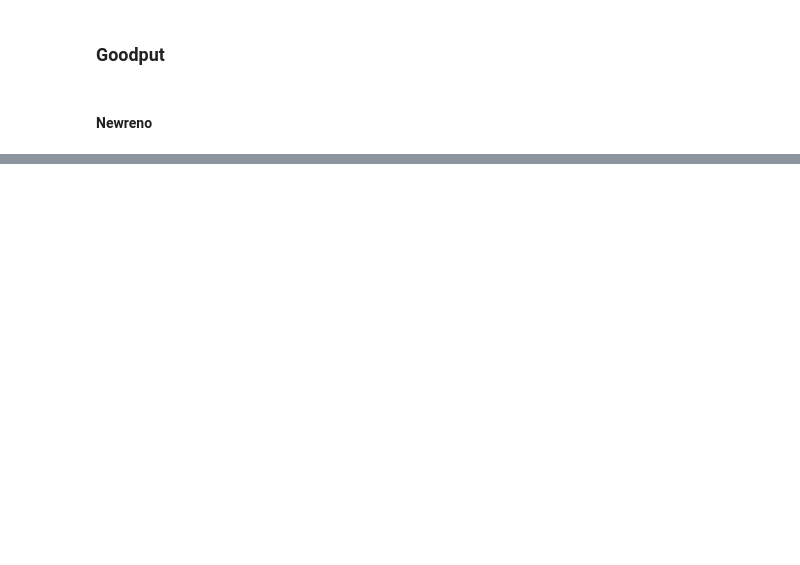
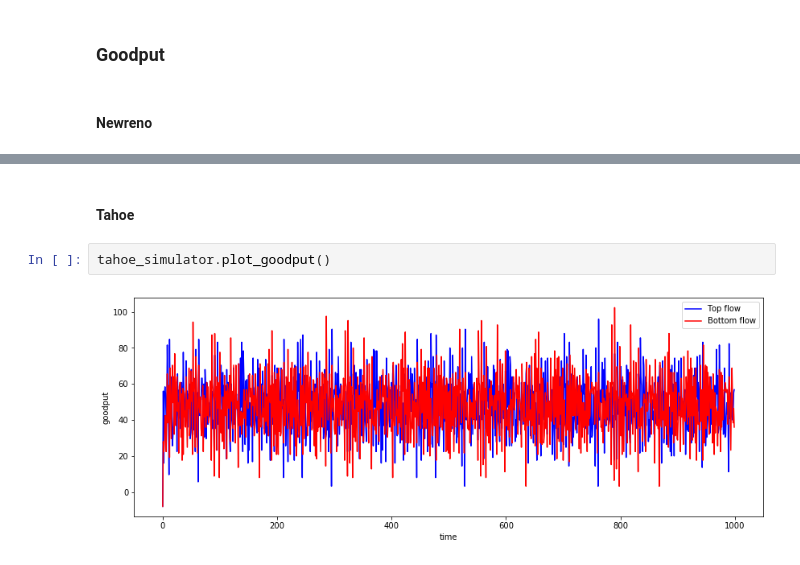
Before and after one commit to armanr99/NS2-TCP-Congestion-Control, a Jupyter notebook: congestion.ipynb, the cells around one changed output, grey strips where cells are left out. Cells and saved outputs as stored; diff of their text form; blank space fills up the shorter version.

```diff
--- a/congestion.ipynb
+++ b/congestion.ipynb
@@ -100,0 +121,6 @@ vegas_simulator.plot_cwnd()
+# %% [markdown]
+#### Tahoe
+# %%
+tahoe_simulator.plot_goodput()
+# %% [output]
+[figure, added]
```
Also changed, not shown: parts of 10 cells of this notebook.
